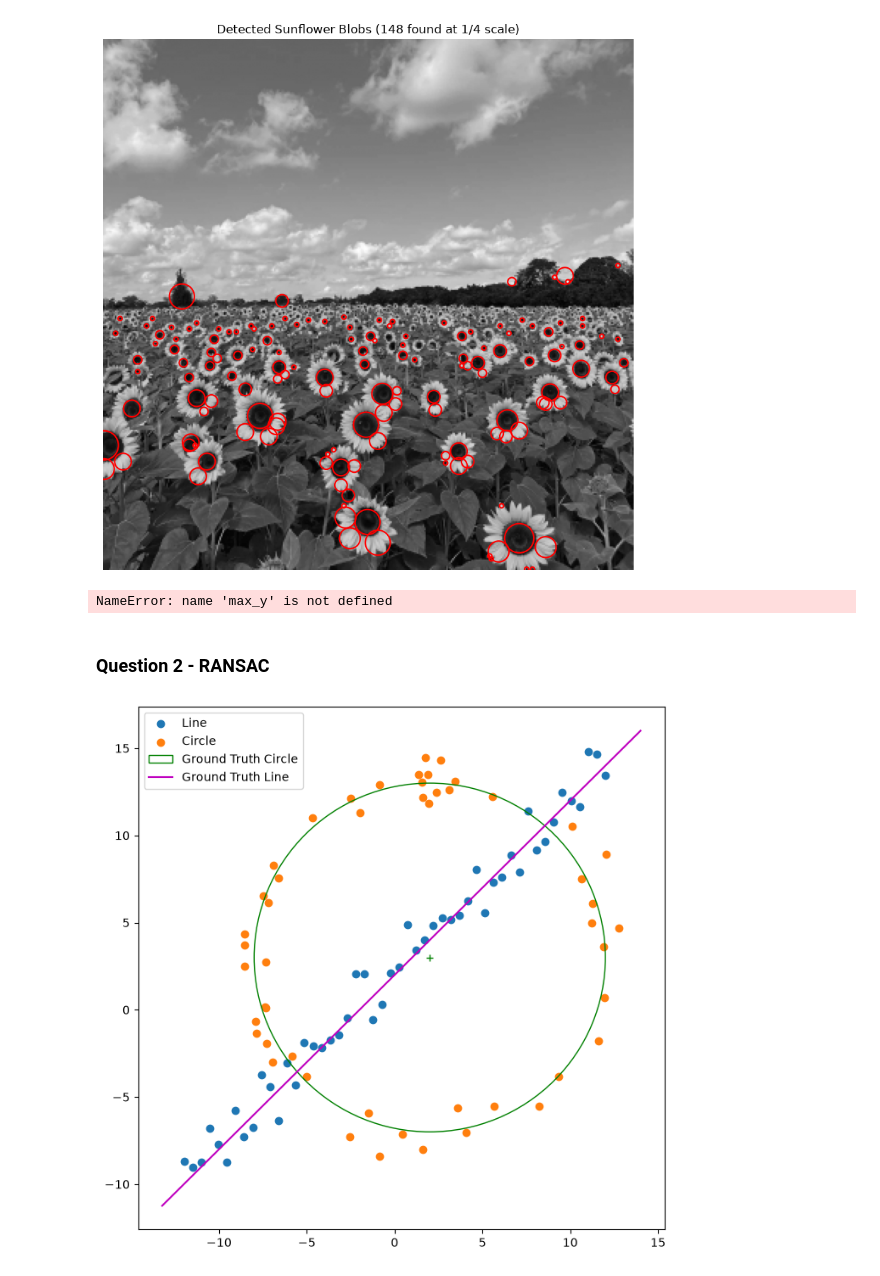
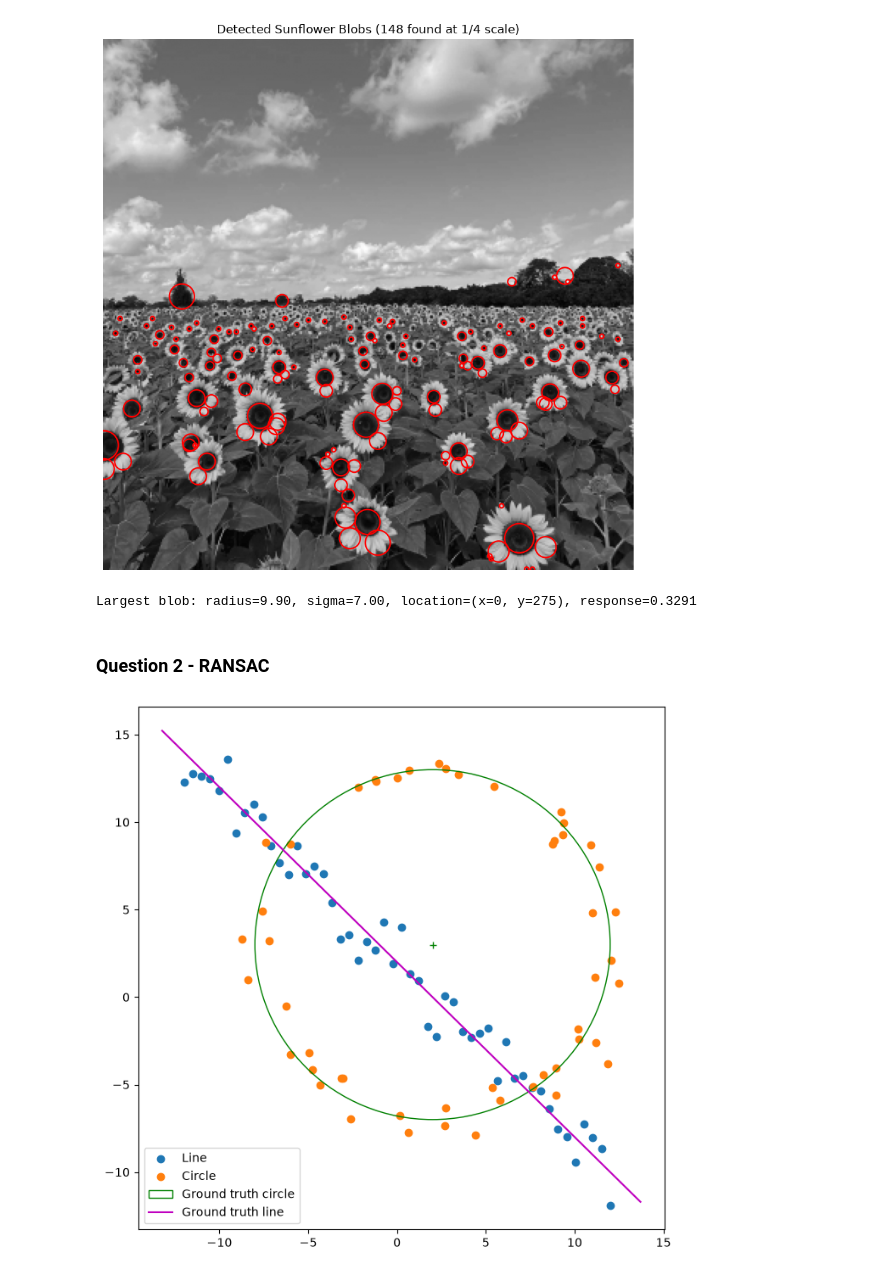
Before and after one commit to SenudaHR/EN3160-Image-Processing-Machine-Vision, a Jupyter notebook: Assignment 2/230548R.ipynb, the cells around one changed output. Saved outputs shown, nothing was run; the diff lists cells and outputs as text; code cells hidden in the pictures.

```diff
--- a/Assignment 2/230548R.ipynb
+++ b/Assignment 2/230548R.ipynb
@@ -52,48 +52,61 @@ plt.show()
 # %%
 radii = np.sqrt(2) * sigmas[scale_indices]
 max_idx = np.argmax(radii)
-max_response = scale_space[max_y, max_x, scale_indices[max_idx]]
-print(f"Largest blob: radius={radii[max_idx]:.2f}, sigma={sigmas[scale_indices[max_idx]]:.2f}, "
-      f"location=(x={x_coords[max_idx]},y={y_coords[max_idx]}), response={max_response:.4f}")
+
+max_y, max_x, max_s = y_coords[max_idx], x_coords[max_idx], scale_indices[max_idx]
+max_response = scale_space[max_y, max_x, max_s]
+
+print(f"Largest blob: radius={radii[max_idx]:.2f}, sigma={sigmas[max_s]:.2f}, "
+      f"location=(x={max_x}, y={max_y}), response={max_response:.4f}")
 # %% [output]
-NameError: name 'max_y' is not defined
+Largest blob: radius=9.90, sigma=7.00, location=(x=0, y=275), response=0.3291
 # %% [markdown]
 ### Question 2 - RANSAC
 # %%
+# Generation of a Noisy Point Set Conforming to a Line and a Circle
 import numpy as np
 from scipy.optimize import minimize
 from scipy import linalg
 import matplotlib.pyplot as plt
+# import tikzplotlib  # unused here; uncomment only if you export the figure to TikZ
 
 # np.random.seed(0)
 N = 100
 half_n = N // 2
+
+# Circle
 r = 10
 x0_gt, y0_gt = 2, 3  # Center
 s = r / 16
 t = np.random.uniform(0, 2 * np.pi, half_n)
 n = s * np.random.randn(half_n)
 x, y = x0_gt + (r + n) * np.cos(t), y0_gt + (r + n) * np.sin(t)
 X_circ = np.hstack((x.reshape(half_n, 1), y.reshape(half_n, 1)))
-s = 1.0
-m, b = 1, 2
+
+# Line
+s = 1.
+m, b = -1, 2
 x = np.linspace(-12, 12, half_n)
 y = m * x + b + s * np.random.randn(half_n)
 X_line = np.hstack((x.reshape(half_n, 1), y.reshape(half_n, 1)))
+
 X = np.vstack((X_circ, X_line))  # All points
+
+# Plot
 fig, ax = plt.subplots(1, 1, figsize=(8, 8))
-ax.scatter(X_line[:, 0], X_line[:, 1], label="Line")
-ax.scatter(X_circ[:, 0], X_circ[:, 1], label="Circle")
-circle_gt = plt.Circle(
-    (x0_gt, y0_gt), r, color="g", fill=False, label="Ground Truth Circle"
-)
+ax.scatter(X_line[:, 0], X_line[:, 1], label='Line')
+ax.scatter(X_circ[:, 0], X_circ[:, 1], label='Circle')
+
+circle_gt = plt.Circle((x0_gt, y0_gt), r, color='g', fill=False, label='Ground truth circle')
 ax.add_patch(circle_gt)
-ax.plot((x0_gt), (y0_gt), "+", color="g")
+ax.plot(x0_gt, y0_gt, '+', color='g')
+
 x_min, x_max = ax.get_xlim()
 x_ = np.array([x_min, x_max])
 y_ = m * x_ + b
-plt.plot(x_, y_, color="m", label="Ground Truth Line")
+plt.plot(x_, y_, color='m', label='Ground truth line')
+
 plt.legend()
 plt.show()
 # %% [output]
-[figure, old version]
+[figure, new version]
```
Also changed, not shown: parts of 7 cells of this notebook.
